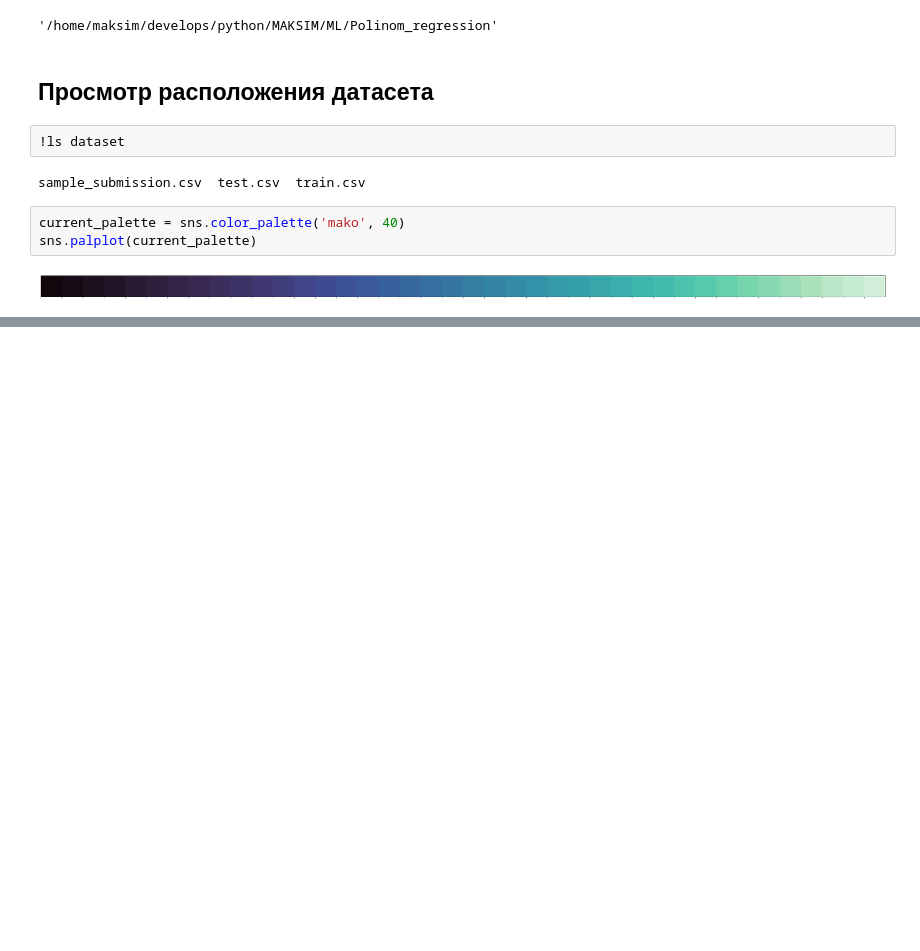
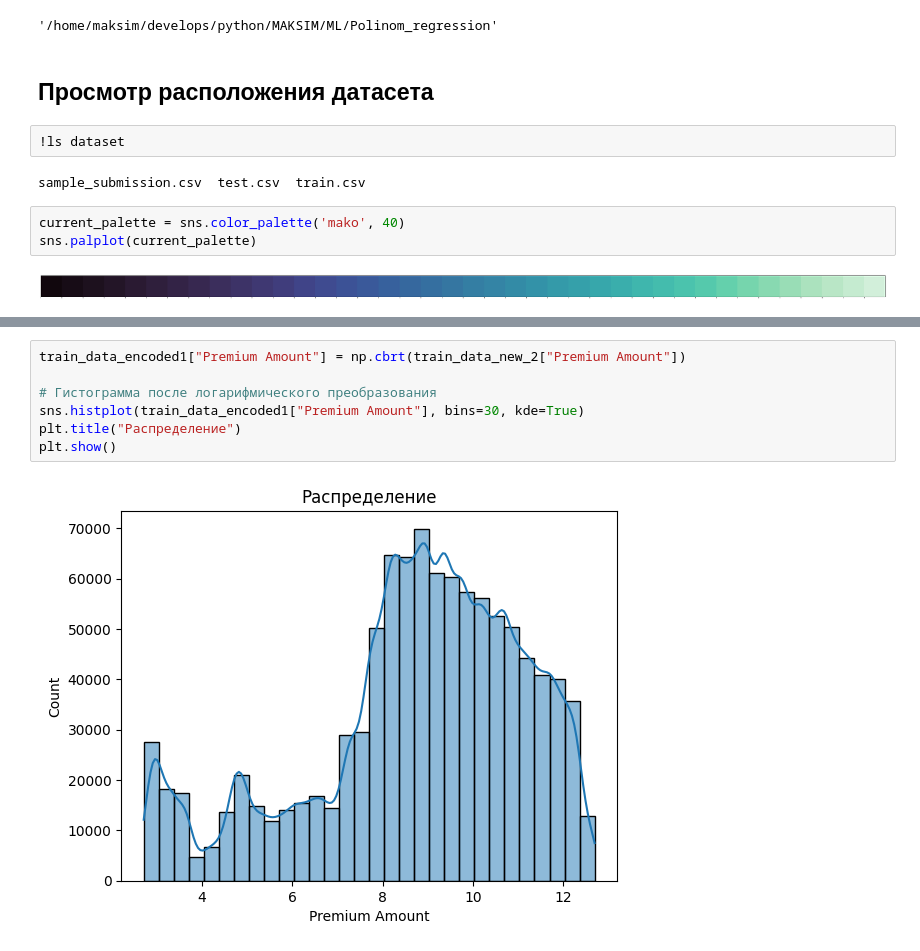
Before and after one commit to MALeyman/MAKSIM, a Jupyter notebook: ML/Polinom_regression/polinom_regression.ipynb, the cells around one changed output, grey strips where cells are left out. Drawn from its saved outputs; the diff is of its cells as text; blank space fills up the shorter version.

```diff
--- a/ML/Polinom_regression/polinom_regression.ipynb
+++ b/ML/Polinom_regression/polinom_regression.ipynb
@@ -88,0 +973,9 @@ print(data_test.head().to_string(index=False))
+# %%
+train_data_encoded1["Premium Amount"] = np.cbrt(train_data_new_2["Premium Amount"])
+
+# Гистограмма после логарифмического преобразования
+sns.histplot(train_data_encoded1["Premium Amount"], bins=30, kde=True)
+plt.title("Распределение")
+plt.show()
+# %% [output]
+[figure, added]
```
Also changed, not shown: parts of 115 cells of this notebook.
